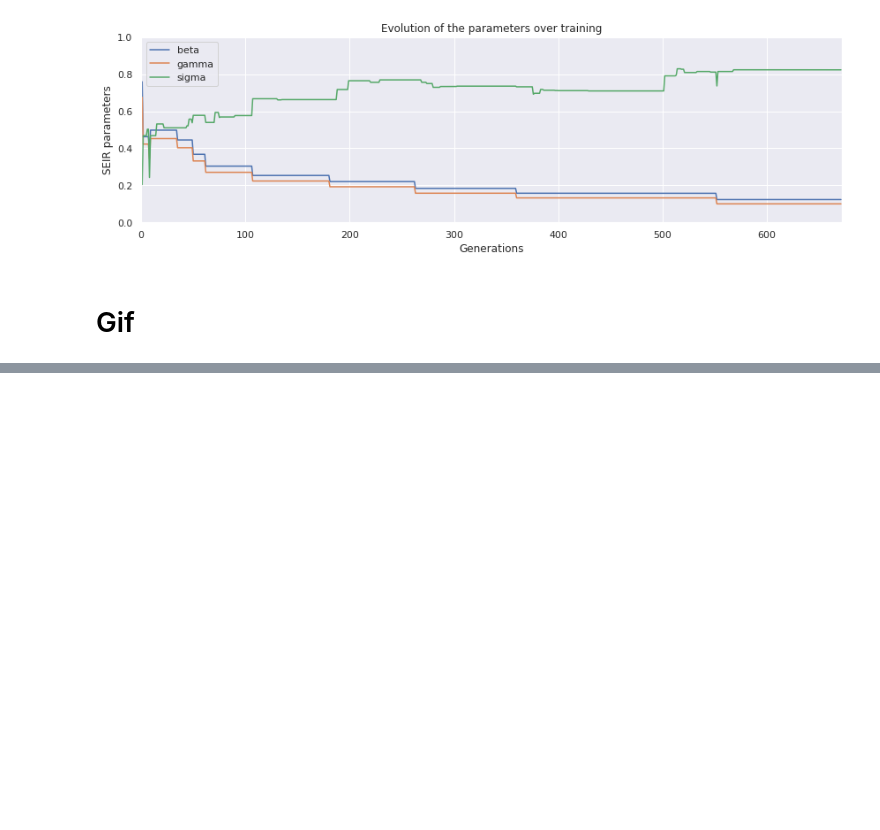
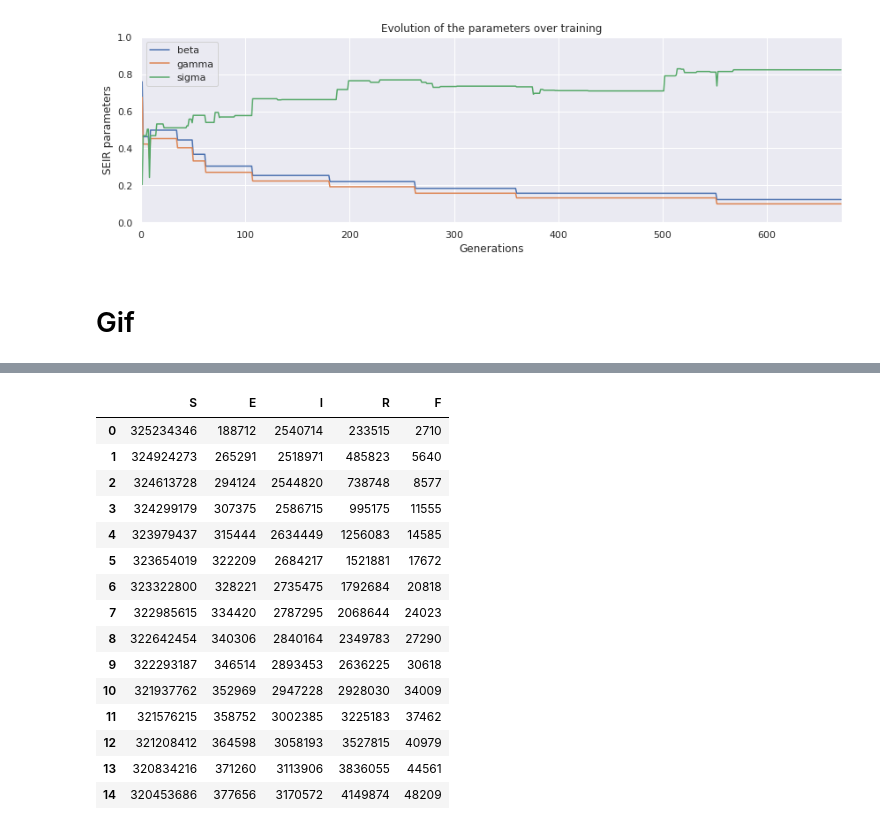
Before and after one commit to MGijon/BuildwithAI_Predictive_Algorithm, a Jupyter notebook: Data_exploration/plot design.ipynb, the cells around one changed output, grey strips where cells are left out. Cells and saved outputs as stored; diff of their text form; code cells hidden in the pictures; blank space fills up the shorter version.

```diff
--- a/Data_exploration/plot design.ipynb
+++ b/Data_exploration/plot design.ipynb
@@ -106,0 +112,24 @@ anim.save('line.gif', dpi=80, writer='imagemagick')
+# %%
+with open('../results/seir.json','r') as file:
+    seir = json.load(file)
+
+seir = pd.DataFrame(seir)
+# seir = (100. * seir.divide(seir.sum(axis=1),axis=0)).round(0)
+seir
+# %% [output]
+|  | S | E | I | R | F |
+| 0 | 325234346 | 188712 | 2540714 | 233515 | 2710 |
+| 1 | 324924273 | 265291 | 2518971 | 485823 | 5640 |
+| 2 | 324613728 | 294124 | 2544820 | 738748 | 8577 |
+| 3 | 324299179 | 307375 | 2586715 | 995175 | 11555 |
+| 4 | 323979437 | 315444 | 2634449 | 1256083 | 14585 |
+| 5 | 323654019 | 322209 | 2684217 | 1521881 | 17672 |
+| 6 | 323322800 | 328221 | 2735475 | 1792684 | 20818 |
+| 7 | 322985615 | 334420 | 2787295 | 2068644 | 24023 |
+| 8 | 322642454 | 340306 | 2840164 | 2349783 | 27290 |
+| 9 | 322293187 | 346514 | 2893453 | 2636225 | 30618 |
+| 10 | 321937762 | 352969 | 2947228 | 2928030 | 34009 |
+| 11 | 321576215 | 358752 | 3002385 | 3225183 | 37462 |
+| 12 | 321208412 | 364598 | 3058193 | 3527815 | 40979 |
+| 13 | 320834216 | 371260 | 3113906 | 3836055 | 44561 |
+| 14 | 320453686 | 377656 | 3170572 | 4149874 | 48209 |
```
Also changed, not shown: parts of 6 cells of this notebook.
